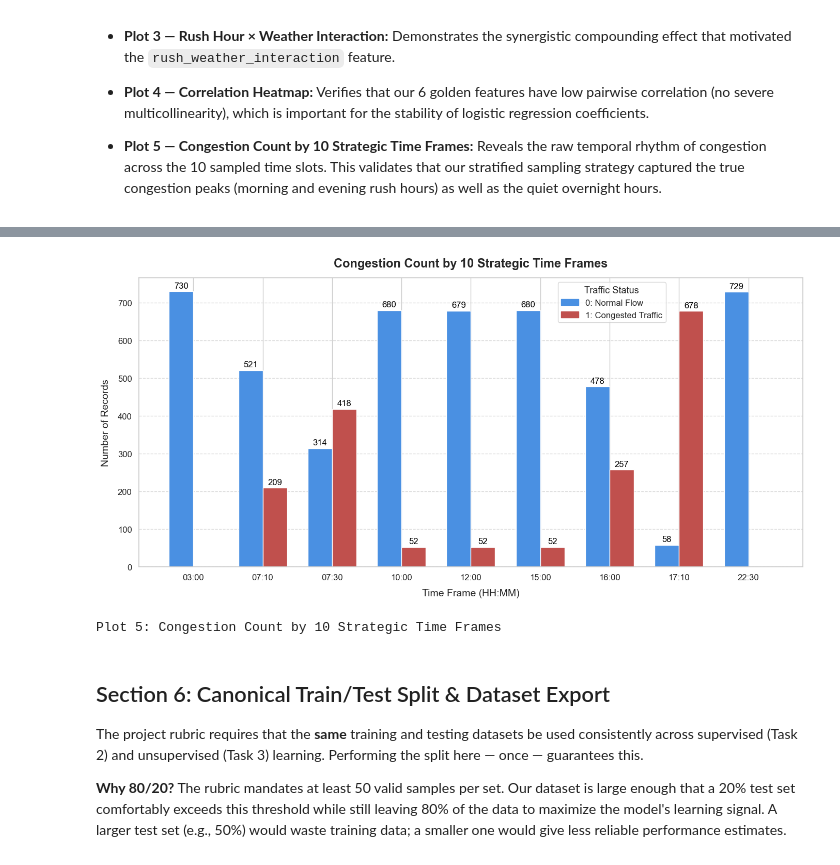
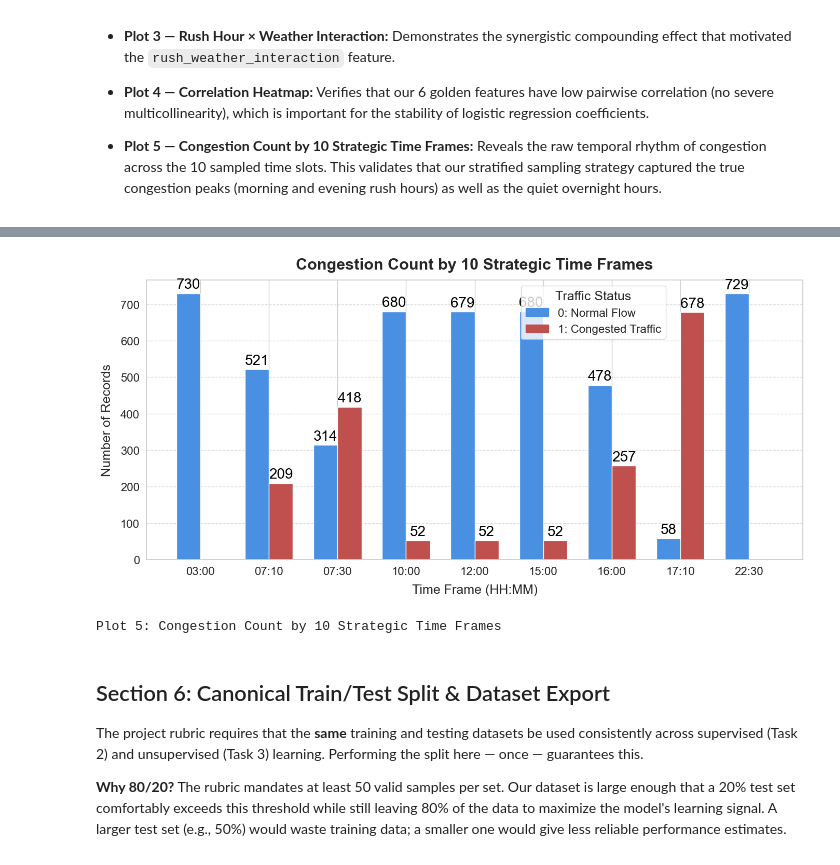
Before and after one commit to EnTeeKiu/FinalDataScience, a Jupyter notebook: Code/Task 1/Data_Processing_And_Preparation.ipynb, the cells around one changed output, grey strips where cells are left out. Drawn from its saved outputs; the diff is of its cells as text; code cells hidden in the pictures.

```diff
--- a/Code/Task 1/Data_Processing_And_Preparation.ipynb
+++ b/Code/Task 1/Data_Processing_And_Preparation.ipynb
@@ -33,14 +33,16 @@ DATASETS_DIR = os.path.join(NOTEBOOK_DIR, '..', '..', 'Datasets')
 sns.set_theme(style='whitegrid')
 
 # Global font size — applies to all matplotlib/seaborn charts in this notebook
+# Cấu hình kích cỡ chữ to hơn cho toàn bộ các biểu đồ
 plt.rcParams.update({
-    'font.size':             14,
-    'axes.titlesize':        17,
-    'axes.labelsize':        14,
-    'xtick.labelsize':       12,
-    'ytick.labelsize':       12,
-    'legend.fontsize':       12,
-    'legend.title_fontsize': 13,
+    'font.size':             16,
+    'axes.titlesize':        22,
+    'axes.labelsize':        18,
+    'xtick.labelsize':       16,
+    'ytick.labelsize':       16,
+    'legend.fontsize':       16,
+    'legend.title_fontsize': 18,
+    'figure.titlesize':      24
 })
 print(f'Datasets directory: {os.path.abspath(DATASETS_DIR)}')
 # %% [output]
@@ -216,9 +230,9 @@ The following five charts explore feature distributions, relationships, and corr
 plt.figure(figsize=(8, 6))
 custom_colors = ['#4A90E2', '#D9534F']
 ax = sns.countplot(x='is_congested', data=df_processed, palette=custom_colors)
-plt.title('Distribution of Traffic Congestion States', fontsize=18, fontweight='bold', pad=15)
-plt.xlabel('Traffic Flow State', fontsize=18, labelpad=10)
-plt.ylabel('Number of Records', fontsize=18, labelpad=10)
+plt.title('Distribution of Traffic Congestion States', fontsize=17, fontweight='bold', pad=15)
+plt.xlabel('Traffic Flow State', fontsize=17, labelpad=10)
+plt.ylabel('Number of Records', fontsize=17, labelpad=10)
 ax.set_xticks([0, 1])
 ax.set_xticklabels(['Normal Flow', 'Congested'])
 blue_patch = mpatches.Patch(color='#4A90E2', label='0: Normal Flow')
@@ -228,7 +242,7 @@ for p in ax.patches:
     h = p.get_height()
     if h > 0:
         ax.annotate(f'{int(h)}', (p.get_x() + p.get_width() / 2., h),
-                    ha='center', va='bottom', fontsize=12, xytext=(0, 5), textcoords='offset points')
+                    ha='center', va='bottom', fontsize=16, xytext=(0, 5), textcoords='offset points')
 plt.tight_layout()
 plt.savefig('1_target_distribution.png', dpi=300)
 plt.show()
@@ -247,8 +261,8 @@ if 'adverse_weather_score' in df_processed.columns:
     ax = sns.barplot(x='adverse_weather_score', y='is_congested', data=df_processed,
                      palette=weather_colors, errorbar=None)
     plt.title('Congestion Probability by Weather Severity', fontsize=17, fontweight='bold', pad=15)
-    plt.xlabel('Weather Severity Score', fontsize=18, labelpad=10)
-    plt.ylabel('Probability of Congestion', fontsize=18, labelpad=10)
+    plt.xlabel('Weather Severity Score', fontsize=17, labelpad=10)
+    plt.ylabel('Probability of Congestion', fontsize=17, labelpad=10)
     plt.ylim(0, 1)
     ax.set_xticks([0, 1, 2])
     ax.set_xticklabels(['Clear (0)', 'Mild (1)', 'Severe (2)'])
@@ -260,7 +274,7 @@ if 'adverse_weather_score' in df_processed.columns:
         h = p.get_height()
         if h > 0:
             ax.annotate(f'{h:.2f}', (p.get_x() + p.get_width() / 2., h),
-                        ha='center', va='bottom', fontsize=12, xytext=(0, 5), textcoords='offset points')
+                        ha='center', va='bottom', fontsize=16, xytext=(0, 5), textcoords='offset points')
     plt.tight_layout()
     plt.savefig('2_weather_impact.png', dpi=300)
     plt.show()
@@ -279,8 +293,8 @@ if 'is_rush_hour' in df_processed.columns and 'adverse_weather_score' in df_proc
     ax = sns.barplot(x='is_rush_hour', y='is_congested', hue='adverse_weather_score',
                      data=df_processed, palette=weather_colors, errorbar=None)
     plt.title('Interaction Effect: Rush Hour vs. Weather Severity', fontsize=17, fontweight='bold', pad=15)
-    plt.xlabel('Rush Hour Period', fontsize=18, labelpad=10)
-    plt.ylabel('Probability of Congestion', fontsize=18, labelpad=10)
+    plt.xlabel('Rush Hour Period', fontsize=17, labelpad=10)
+    plt.ylabel('Probability of Congestion', fontsize=17, labelpad=10)
     plt.ylim(0, 1)
     ax.set_xticks([0, 1])
     ax.set_xticklabels(['Off-Peak Hour', 'Rush Hour'])
@@ -292,7 +306,7 @@ if 'is_rush_hour' in df_processed.columns and 'adverse_weather_score' in df_proc
         h = p.get_height()
         if h > 0:
             ax.annotate(f'{h:.2f}', (p.get_x() + p.get_width() / 2., h),
-                        ha='center', va='bottom', fontsize=12, xytext=(0, 5), textcoords='offset points')
+                        ha='center', va='bottom', fontsize=16, xytext=(0, 5), textcoords='offset points')
     plt.tight_layout()
     plt.savefig('3_interaction_effect.png', dpi=300)
     plt.show()
@@ -362,35 +376,35 @@ if 'hour_of_day' in df.columns and 'is_congested' in df.columns:
     )
     bars_cong = ax.bar(
         x + width/2,
         pivot.get('Congested Traffic', [0]*len(pivot)),
         width, color=colors[1], label='1: Congested Traffic'
     )
 
     # Annotate bar heights
     for bar in list(bars_normal) + list(bars_cong):
         h = int(bar.get_height())
         if h > 0:
             ax.text(bar.get_x() + bar.get_width() / 2., h + 5, str(h),
-                    ha='center', va='bottom', fontsize=12, color='black')
+                    ha='center', va='bottom', fontsize=20, color='black')
 
     ax.set_title('Congestion Count by 10 Strategic Time Frames', fontweight='bold', pad=15)
     ax.set_xlabel('Time Frame (HH:MM)', labelpad=10)
     ax.set_ylabel('Number of Records', labelpad=10)
     ax.set_xticks(x)
     ax.set_xticklabels(pivot.index, rotation=0)
     ax.yaxis.grid(True, linestyle='--', alpha=0.7)
     ax.set_axisbelow(True)
     blue_patch = mpatches.Patch(color=colors[0], label='0: Normal Flow')
     red_patch  = mpatches.Patch(color=colors[1], label='1: Congested Traffic')
     ax.legend(handles=[blue_patch, red_patch], title='Traffic Status', bbox_to_anchor=(0.8, 1), loc='upper right')
     plt.tight_layout()
     plt.savefig('5_congestion_by_time_frame.png', dpi=300)
     plt.show()
     print('Plot 5: Congestion Count by 10 Strategic Time Frames')
 else:
     print('Skipped: hour_of_day or is_congested not found in cleaned df.')
 # %% [output]
-[figure, old version]
+[figure, new version]
 Plot 5: Congestion Count by 10 Strategic Time Frames
 # %% [markdown]
 ## Section 6: Canonical Train/Test Split & Dataset Export
```
Also changed, not shown: parts of 6 cells of this notebook, 13 other files.
